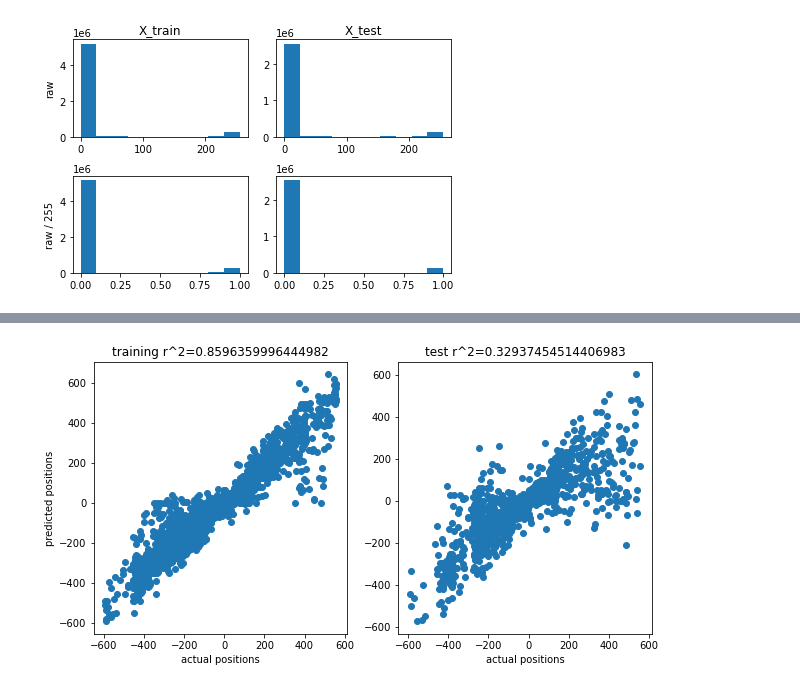
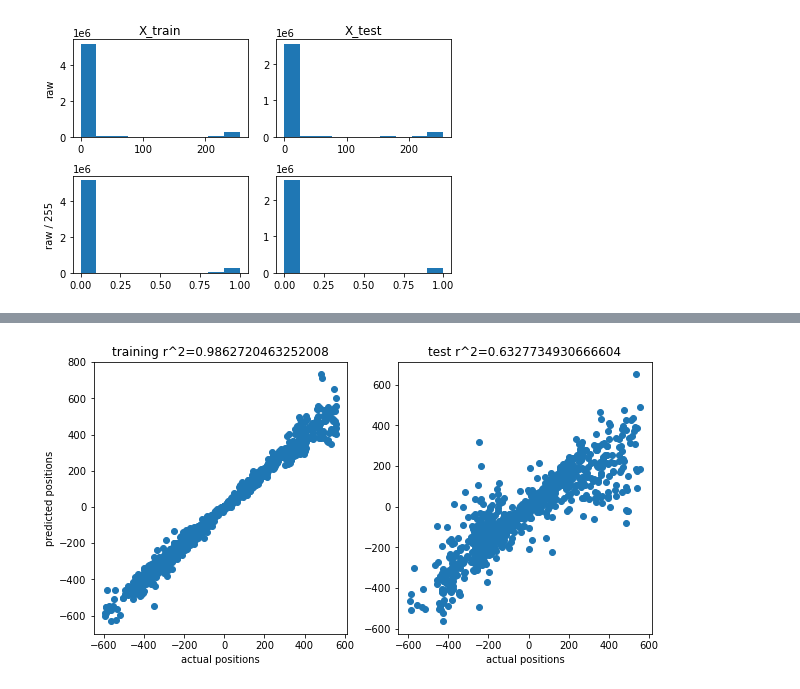
Before and after one commit to AndrewSamaha/MLRacer, a Jupyter notebook: cnn2.ipynb, the cells around one changed output, grey strips where cells are left out. Saved outputs shown, nothing was run; the diff lists cells and outputs as text; code cells hidden in the pictures.

Commit message:
4layer dense

```diff
--- a/cnn2.ipynb
+++ b/cnn2.ipynb
@@ -103,10 +104,10 @@ def buildModel(X_train, y_train, X_test, y_test, inputScaler=1, epochs=40):
 def buildModelSingleTask(X_train, y_train, X_test, y_test, optimizer='adam', loss='mean_squared_error', inputScaler=1, epochs=40, filename=None, verbose=1):
     model = Sequential()
     model.add(Flatten(input_shape=(2500,1)))
-    model.add(Dropout(.6))
-    model.add(Dense(160, activation="relu"))
-    model.add(Dense(40, activation="relu"))
-    model.add(Dense(10, activation="relu")) # lets try an intermediary layer of 625?
+    model.add(Dropout(.2))
+    model.add(Dense(2500, activation="relu"))
+    model.add(Dropout(.2))
+    model.add(Dense(2500, activation="relu"))
     model.add(Dense(1))
     #adam vs. sgd; adam works better
     model.compile(optimizer=optimizer,
@@ -210,6 +211,6 @@ plt.show()
 [figure]
 [figure]
 # %%
-train_rsquared, test_rsquared, modelPosition  = buildModelSingleTask(X_train, y_train_position.reshape(-1,1), X_test, y_test_position.reshape(-1,1), optimizer= tf.keras.optimizers.RMSprop(learning_rate=0.00005), loss='mean_squared_error', inputScaler=1, epochs=100, filename="alpha.5layer.1-60pctdrop.rmsprop00005.mse.unnormalized.100epochs.png")
+train_rsquared, test_rsquared, modelPosition  = buildModelSingleTask(X_train, y_train_position.reshape(-1,1), X_test, y_test_position.reshape(-1,1), optimizer= tf.keras.optimizers.RMSprop(), loss='mean_squared_error', inputScaler=1, epochs=100, filename="alpha.4layer.2-20pctdrop.rmsprop.mse.unnormalized.100epochs.png")
 # %% [output]
 Epoch 1/100
@@ -231,5 +232,5 @@ Test R-Squared: 0.32937454514406983
 (2206, 1)
-[figure, old version]
+[figure, new version]
 # %%
 train_rsquared, test_rsquared, modelPosition  = buildModelSingleTask(X_train, y_train_position.reshape(-1,1), X_test, y_test_position.reshape(-1,1), optimizer= tf.keras.optimizers.RMSprop(learning_rate=0.1), loss='mean_squared_error', inputScaler=1, epochs=500, filename="alpha.rmsprop.unnormalized.500epochs.png")
 # %% [output]
```
Also changed, not shown: parts of 2 cells of this notebook, 2 other files.
